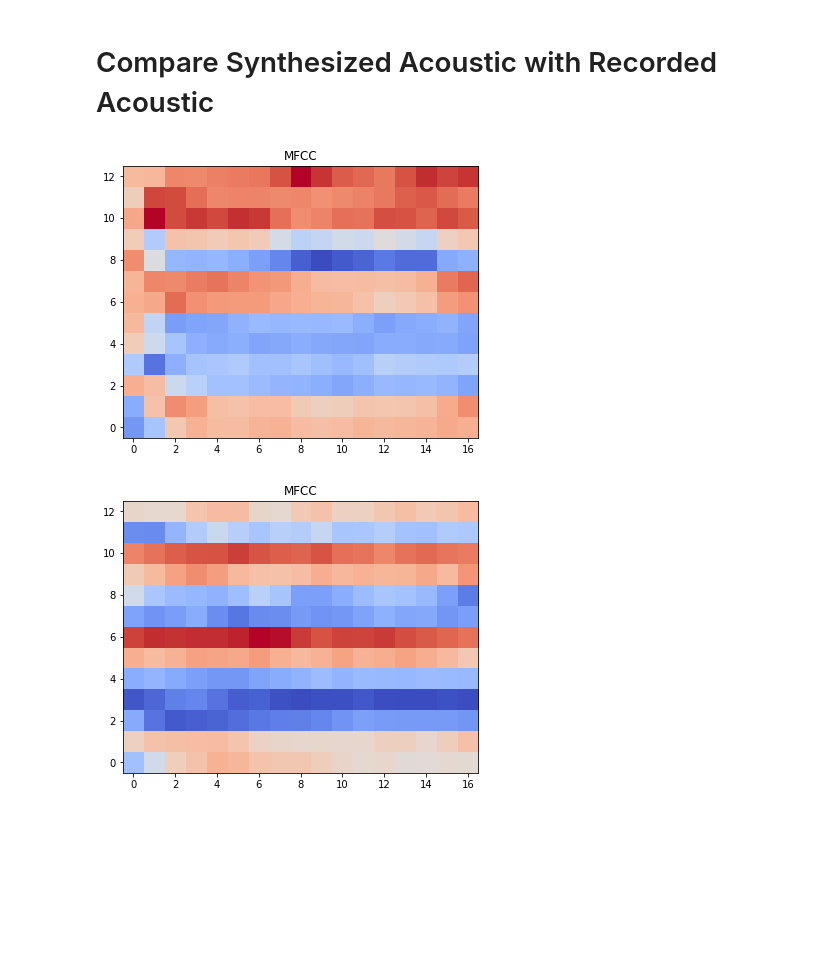
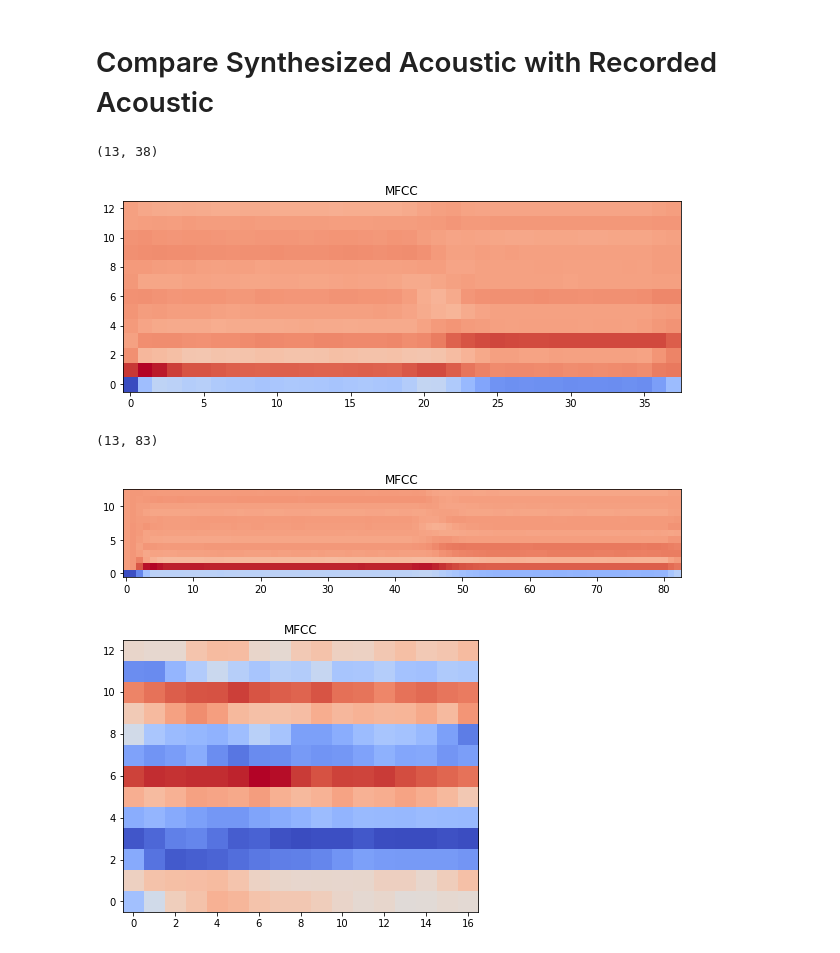
Before and after one commit to thanatlap/master-thesis-vocal-tract-inversion-journal, a Jupyter notebook: misc/Feature_EDA.ipynb, the cells around one changed output. Saved outputs shown, nothing was run; the diff lists cells and outputs as text; code cells hidden in the pictures; blank space fills up the shorter version.

```diff
--- a/misc/Feature_EDA.ipynb
+++ b/misc/Feature_EDA.ipynb
@@ -20,11 +19,26 @@ mfcc_record = np.load('../data/d_records/d_record_set_2/prep_exp11/features.npy'
+# %%
+def import_data(data_path, sample_rate):
+
+    with open(join(data_path,'sound_set.txt'), 'r') as f:
+        data = np.array(f.read().split(','))
+    audio_paths = [join(data_path,file+'.wav') for file in data]
+
+    audio_data = np.array([ librosa.load(file, sr=sample_rate)[0] for file in audio_paths ])
+    return audio_data
 # %%
-def plot_mfcc(mfcc, idx=1):
+def plot_mfcc(mfcc):
     fig, ax = plt.subplots(figsize=(10,5))
-    cax = ax.imshow(np.swapaxes(mfcc[idx], 0 ,1)[:13], interpolation='nearest', cmap=cm.coolwarm, origin='lower')
+    cax = ax.imshow(mfcc[:13], interpolation='nearest', cmap=cm.coolwarm, origin='lower')
     ax.set_title('MFCC')
 
     plt.show()
-# %%
-plot_mfcc(mfcc_syn, idx=0)
-# %% [output]
-[figure, removed]
+# %%
+SAMPLE = 16000
+audio_data = import_data('../data/inversion_perception/selected', SAMPLE)
+# %%
+mfcc = feature.mfcc(audio_data[0], sr=SAMPLE, n_mfcc = 13)
+print(mfcc.shape)
+plot_mfcc(mfcc)
+# %% [output]
+(13, 38)
+[figure, added]
@@ -31,3 +48,10 @@ plot_mfcc(mfcc_syn, idx=0)
+# %%
+mfcc = feature.mfcc(audio_data[0], sr=SAMPLE, n_mfcc = 13)
+print(mfcc.shape)
+plot_mfcc(mfcc)
+# %% [output]
+(13, 83)
+[figure, added]
 # %%
 plot_mfcc(mfcc_record, idx=0)
 # %% [output]
```
Also changed, not shown: parts of 4 cells of this notebook, 3 other files.
